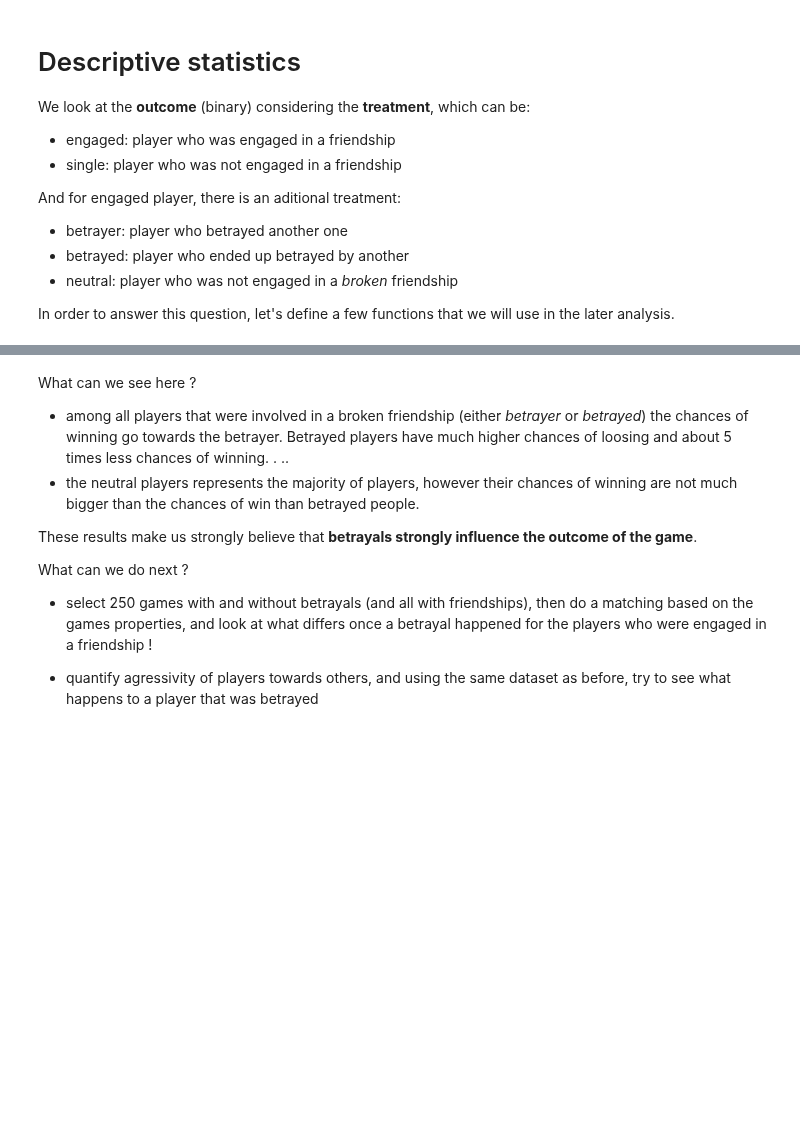
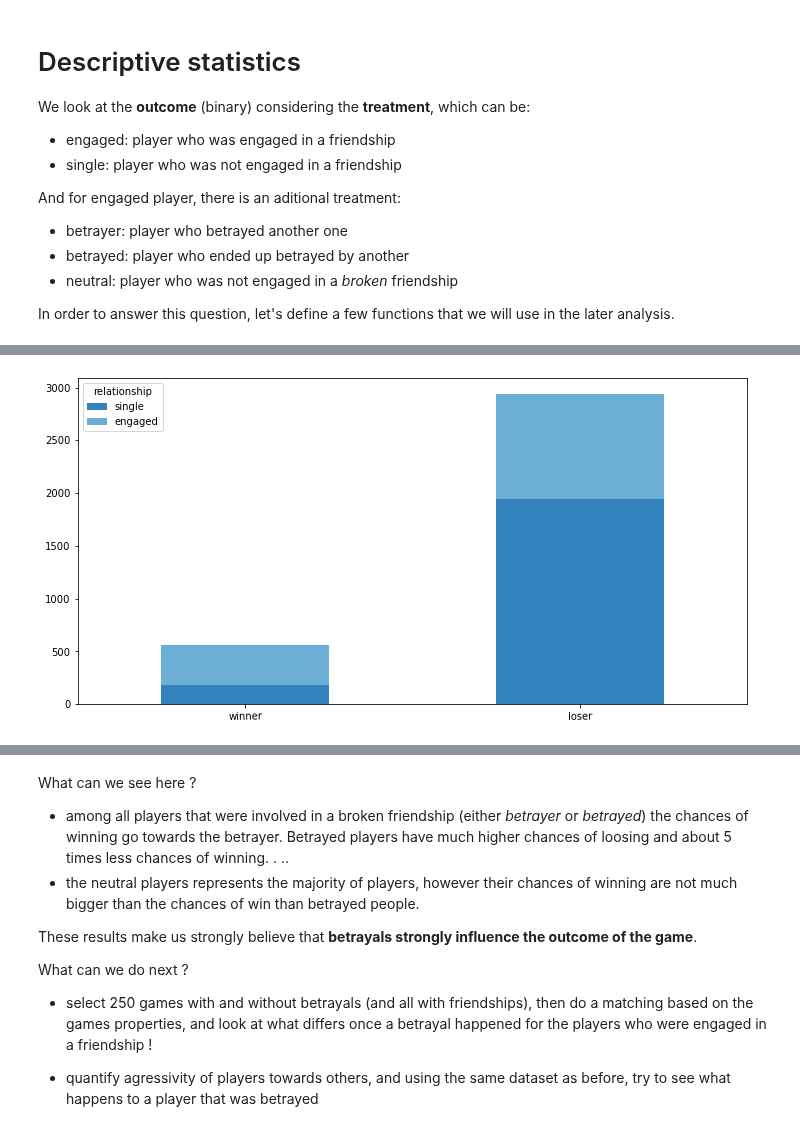
Before and after one commit to epfl-ada/ada-2020-project-milestone-p3-p3_chic, a Jupyter notebook: p4-part2.ipynb, the cells around one changed output, grey strips where cells are left out. Drawn from its saved outputs; the diff is of its cells as text; code cells hidden in the pictures; blank space fills up the shorter version.

Commit message:
Plots with win ratio

```diff
--- a/p4-part2.ipynb
+++ b/p4-part2.ipynb
@@ -159,5 +160,18 @@ Statistics over all dataset
 | single | 186.0 | 1947.0 | 0.087201 |
 | engaged | 371.0 | 996.0 | 0.271397 |
+# %%
+from matplotlib.colors import ListedColormap
+
+plot_stats_overall = stats_overall.drop(columns = 'win_ratio')
+plot_stats_overall.index.set_names('relationship', inplace = True)
+
+plot_stats_overall\
+  .reindex(plot_stats_overall.sum().sort_values().index, axis=1)\
+  .T.plot(kind='bar', stacked=True, rot=1,
+          colormap=ListedColormap(sns.color_palette('tab20c', n_colors=2)),
+          figsize=(12,6));
+# %% [output]
+[figure, added]
 # %%
 win_ratio = stats_engageds.winner / (stats_engageds.loser + stats_engageds.winner)
 stats_engageds["win_ratio"] = win_ratio
```
Also changed, not shown: parts of 4 cells of this notebook.
